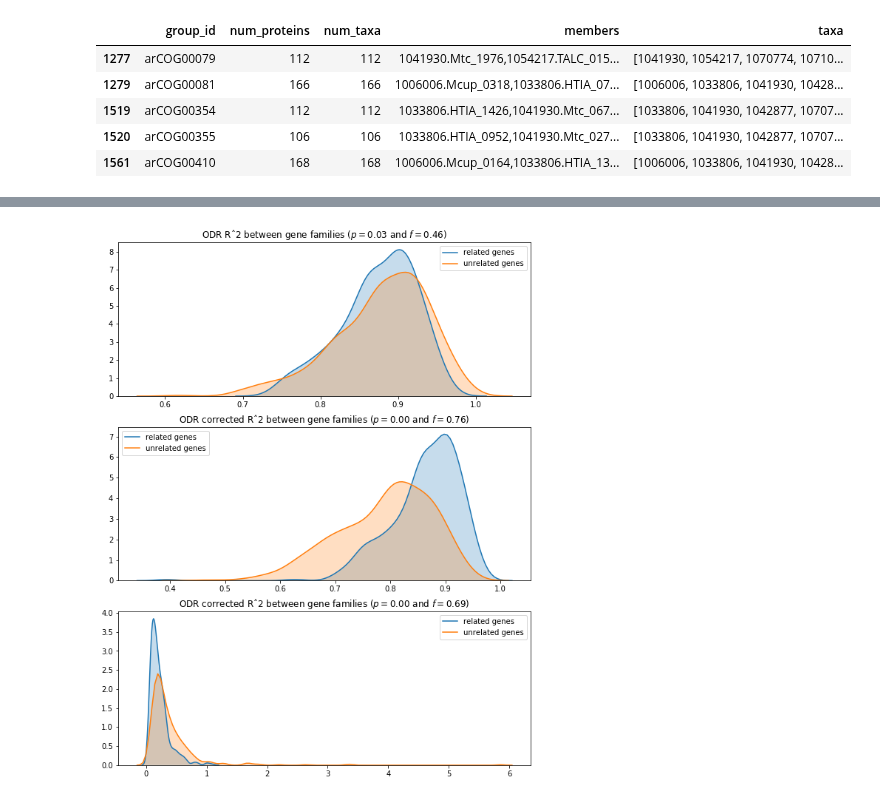
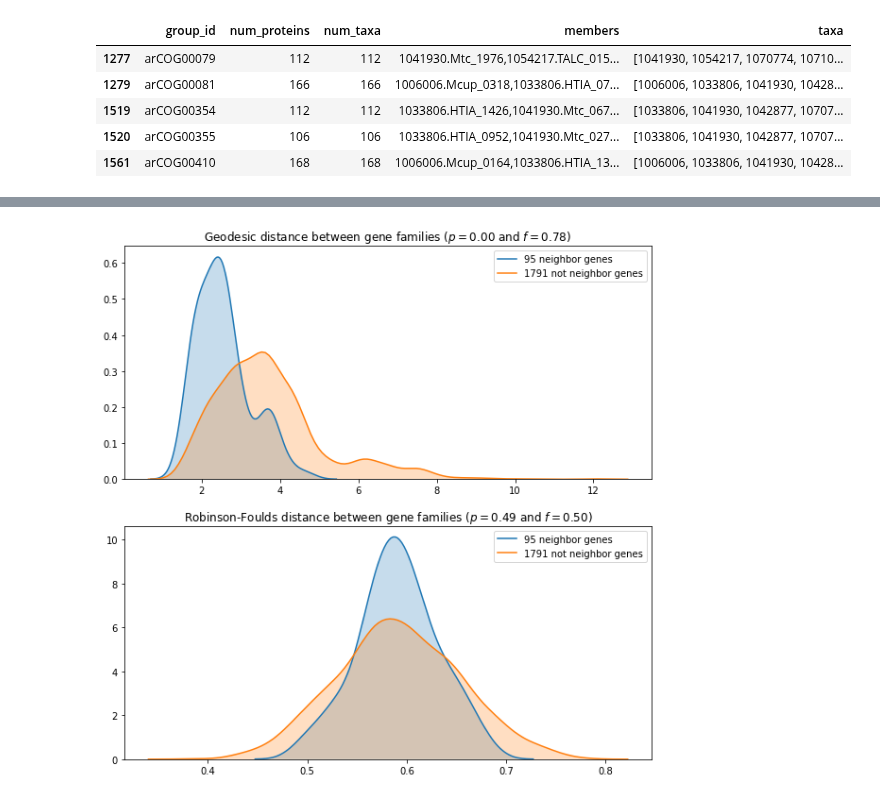
Before and after one commit to lthiberiol/jupyter_notebooks, a Jupyter notebook: gene family distances/eggNOG_compare_metrics.ipynb, the cells around one changed output, grey strips where cells are left out. Cells and saved outputs as stored; diff of their text form; code cells hidden in the pictures.

```diff
--- a/gene family distances/eggNOG_compare_metrics.ipynb
+++ b/gene family distances/eggNOG_compare_metrics.ipynb
@@ -191,8 +81,9 @@ run_coevol((matrix1, matrix2))
 pool   = multiprocessing.Pool(processes=10)
 odr_r2 = np.array(pool.map(run_coevol, itertools.combinations(dist_matrices, 2)))
 # %%
-group1, group2 = [], []
-for n, m in itertools.combinations(group_ids, 2):
-    group1.append(n)
-    group2.append(m)
+group_pairs = []
+for pair in itertools.combinations(group_ids, 2):
+    group_pairs.append(pair)
+
+group_pairs = np.array(group_pairs)
 # %%
@@ -256,0 +177,10 @@ braycurtis_df.head()
+# %%
+rf_df = pd.DataFrame(columns=['group1', 'group2', 'rf'],
+                      data  =zip(group_pairs[:, 0],
+                                 group_pairs[:, 1],
+                                 rf_norm))
+
+rf_df['group_pair'] = rf_df[['group1', 'group2']].agg(frozenset, axis=1)
+rf_df.set_index('group_pair', inplace=True)
+
+rf_df.head()
@@ -343,26 +283,28 @@ for ax, column in zip(axs, data_columns):
 # %%
-data_columns = ['Rsquared', 'Rsquared_corrected', 'mse']
+fig, axs = plt.subplots(nrows=2, figsize=(10,10))
 
-fig, axs = plt.subplots(nrows=3, figsize=(10,13))
-for ax, column in zip(axs, data_columns):
+neighors_geo     = geo_df.query('group_pair in @neighors.group_pair'    ).geodesic.values
+not_neighors_geo = geo_df.query('group_pair in @not_neighors.group_pair').geodesic.values
 
-    strong_odr = odr_df.query('group_pair in @strongly_related.group_pair')[column].values
-    weak_odr   = odr_df.query('group_pair in @weakly_related.group_pair'  )[column].values
+hypothesis = mannwhitneyu(neighors_geo,
+                          not_neighors_geo)
+effect_size = cles(neighors_geo,
+                   not_neighors_geo)
 
-    hypothesis = mannwhitneyu(weak_odr,
-                              strong_odr)
+sns.kdeplot(neighors_geo,     shade=True, label=f'{len(neighors_geo)} neighbor genes',     ax=axs[0])
+sns.kdeplot(not_neighors_geo, shade=True, label=f'{len(not_neighors_geo)} not neighbor genes', ax=axs[0])
+axs[0].set_title(f'Geodesic distance between gene families ($p={hypothesis.pvalue:.2f}$ and $f={effect_size:.2f}$)');
 
-    if column == 'mse':
-        effect_size = cles(strong_odr, weak_odr)
-    else:
-        effect_size = cles(weak_odr, strong_odr)
+neighors_rf     = rf_df.query('group_pair in @neighors.group_pair'    ).rf.values
+not_neighors_rf = rf_df.query('group_pair in @not_neighors.group_pair').rf.values
 
-    sns.kdeplot(strong_odr, shade=True, label='related genes',   ax=ax)
-    sns.kdeplot(weak_odr,   shade=True, label='unrelated genes', ax=ax)
+hypothesis = mannwhitneyu(neighors_rf,
+                          not_neighors_rf)
+effect_size = cles(neighors_rf,
+                   not_neighors_rf)
 
-    if column == 'Rsquared':
-        ax.set_title(f'ODR Rˆ2 between gene families ($p={hypothesis.pvalue:.2f}$ and $f={effect_size:.2f}$)');
-    else:
-        ax.set_title(f'ODR corrected Rˆ2 between gene families ($p={hypothesis.pvalue:.2f}$ and $f={effect_size:.2f}$)');
+sns.kdeplot(neighors_rf,     shade=True, label=f'{len(neighors_rf)} neighbor genes',     ax=axs[1])
+sns.kdeplot(not_neighors_rf, shade=True, label=f'{len(not_neighors_rf)} not neighbor genes', ax=axs[1])
+axs[1].set_title(f'Robinson-Foulds distance between gene families ($p={hypothesis.pvalue:.2f}$ and $f={effect_size:.2f}$)');
 # %% [output]
-[figure, old version]
+[figure, new version]
```
Also changed, not shown: parts of 25 cells of this notebook, 1 other file.
